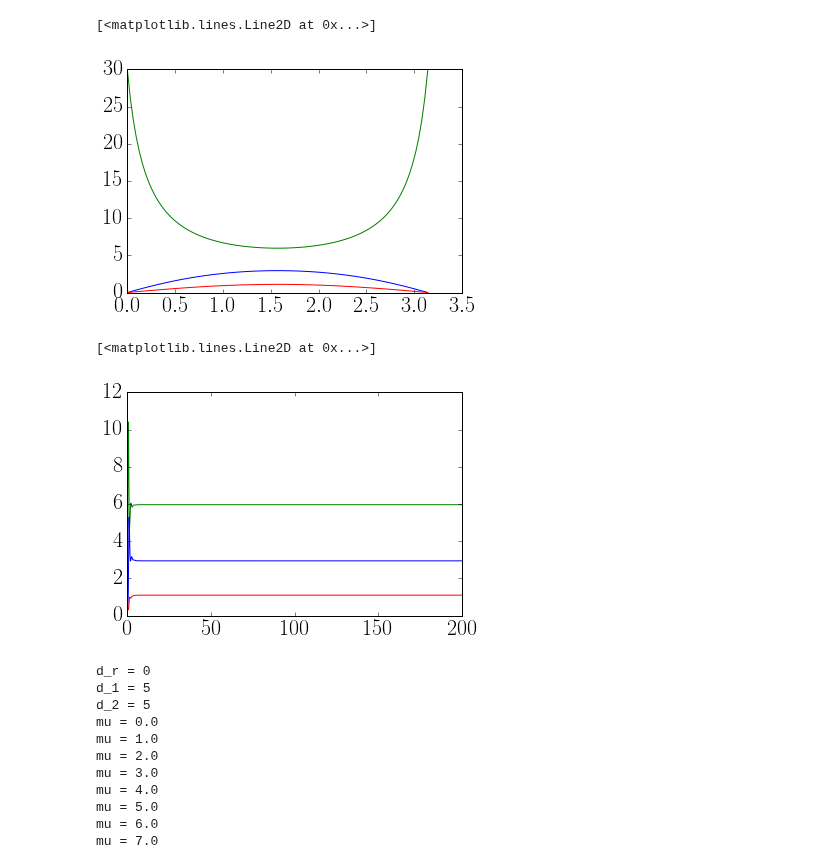
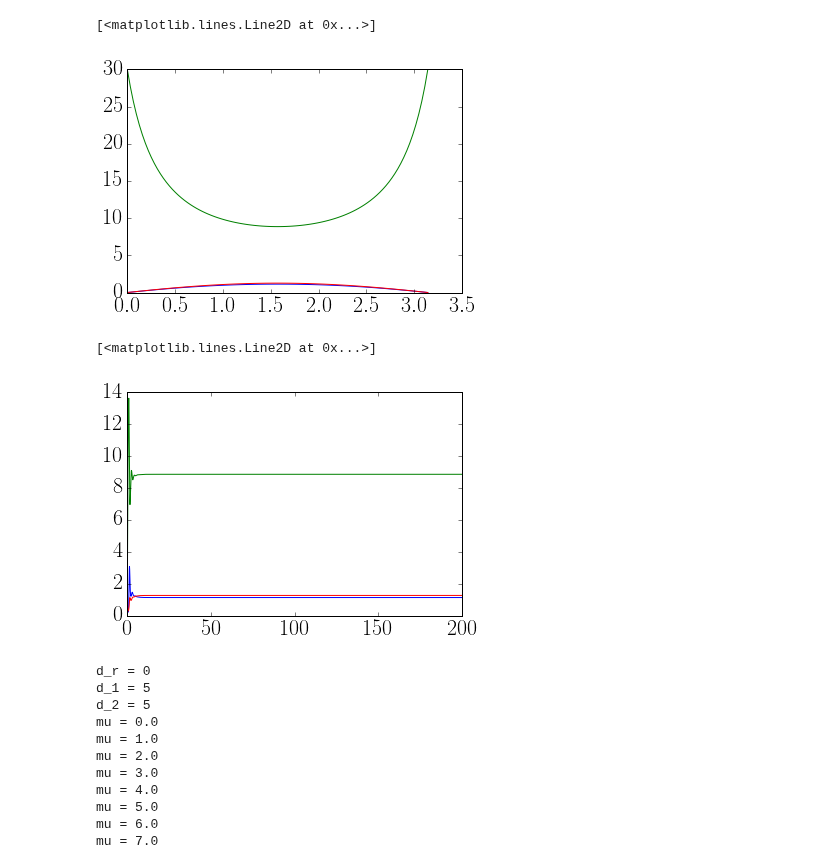
Before and after one commit to reand705/IGP, a Jupyter notebook: Method_Of_LinesIGP.ipynb, the cells around one changed output. Cells and saved outputs as stored; diff of their text form; code cells hidden in the pictures.

```diff
--- a/Method_Of_LinesIGP.ipynb
+++ b/Method_Of_LinesIGP.ipynb
@@ -239,8 +241,8 @@ sol = np.array(sol)
 # %%
 #plot no espaço]
 
-d_r = 0
-d_1 = 5
+d_r = 1
+d_1 = 8
 d_2 = 5
 mu = 30
 t = np.linspace(0,Tmax,N)
@@ -250,8 +252,8 @@ alpha = 1
 beta = 1
 phi = 1.0
 
-sol = np.load('Method_Of_LinesIGP_dR=%.3f,d1=%.3f,d2=%.3f,mu=%.3f,alpha=%.3f,gamma=%.3f,beta=%.f,phi=%.3f,m=%.3f.npy'
-            % (d_r,d_1,d_2,mu,alpha,gamma,beta,phi,m))
+#sol = np.load('Method_Of_LinesIGP_dR=%.3f,d1=%.3f,d2=%.3f,mu=%.3f,alpha=%.3f,gamma=%.3f,beta=%.f,phi=%.3f,m=%.3f.npy'
+            #% (d_r,d_1,d_2,mu,alpha,gamma,beta,phi,m))
 
 R = np.transpose(sol[:,0:M])
 C1 = np.transpose(sol[:,M:2*(M)])
@@ -263,33 +265,33 @@ plt.plot(x,C2[0:M,-1],color = 'red')
 #plt.axis([0,np.pi,0,10])
 # %% [output]
 [<matplotlib.lines.Line2D at 0x...>]
-[figure, old version]
+[figure, new version]
 # %%
 #centro do patch no tempo (ver se a população está constante mesmo)
 
 d_r = 0
-d_1 = 5
+d_1 = 8
 d_2 = 5
 mu = 30
 t = np.linspace(0,Tmax,N)
 m = 1.0
 gamma = 0.5
 alpha = 1
 beta = 1
 phi = 1.0
 
-sol = np.load('Method_Of_LinesIGP_dR=%.3f,d1=%.3f,d2=%.3f,mu=%.3f,alpha=%.3f,gamma=%.3f,beta=%.f,phi=%.3f,m=%.3f.npy'
-            % (d_r,d_1,d_2,mu,alpha,gamma,beta,phi,m))
+#sol = np.load('Method_Of_LinesIGP_dR=%.3f,d1=%.3f,d2=%.3f,mu=%.3f,alpha=%.3f,gamma=%.3f,beta=%.f,phi=%.3f,m=%.3f.npy'
+            #% (d_r,d_1,d_2,mu,alpha,gamma,beta,phi,m))
 
 R = np.transpose(sol[:,0:M])
 C1 = np.transpose(sol[:,M:2*M])
 C2 = np.transpose(sol[:,2*M:])
 plt.plot(t,R[M/2,:],color = 'green')
 plt.plot(t,C1[M/2,:],color = 'blue')
 plt.plot(t,C2[M/2,:],color = 'red')
 # %% [output]
 [<matplotlib.lines.Line2D at 0x...>]
-[figure, old version]
+[figure, new version]
 # %%
 #Faça para vários dR, d1, d2, mu
 DR = [0]
```
Also changed, not shown: parts of 6 cells of this notebook.
